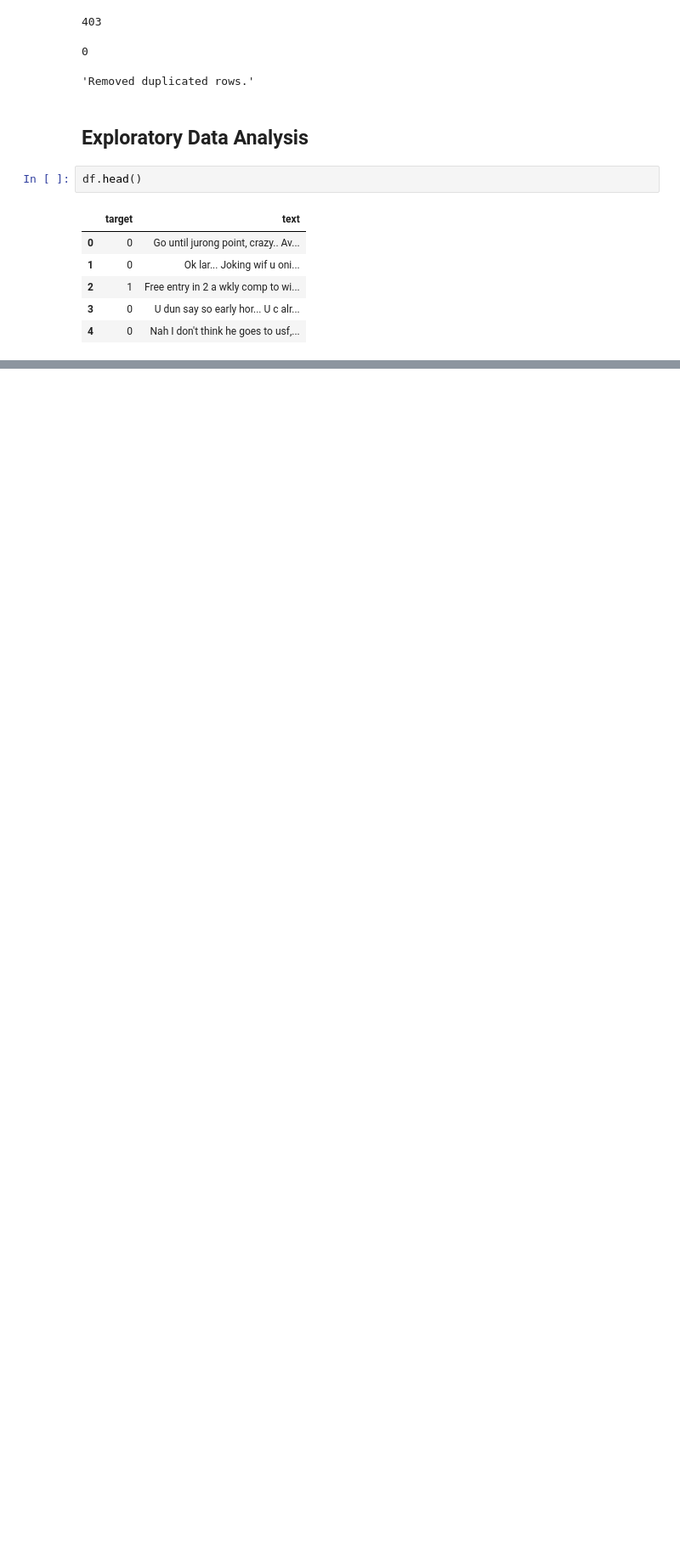
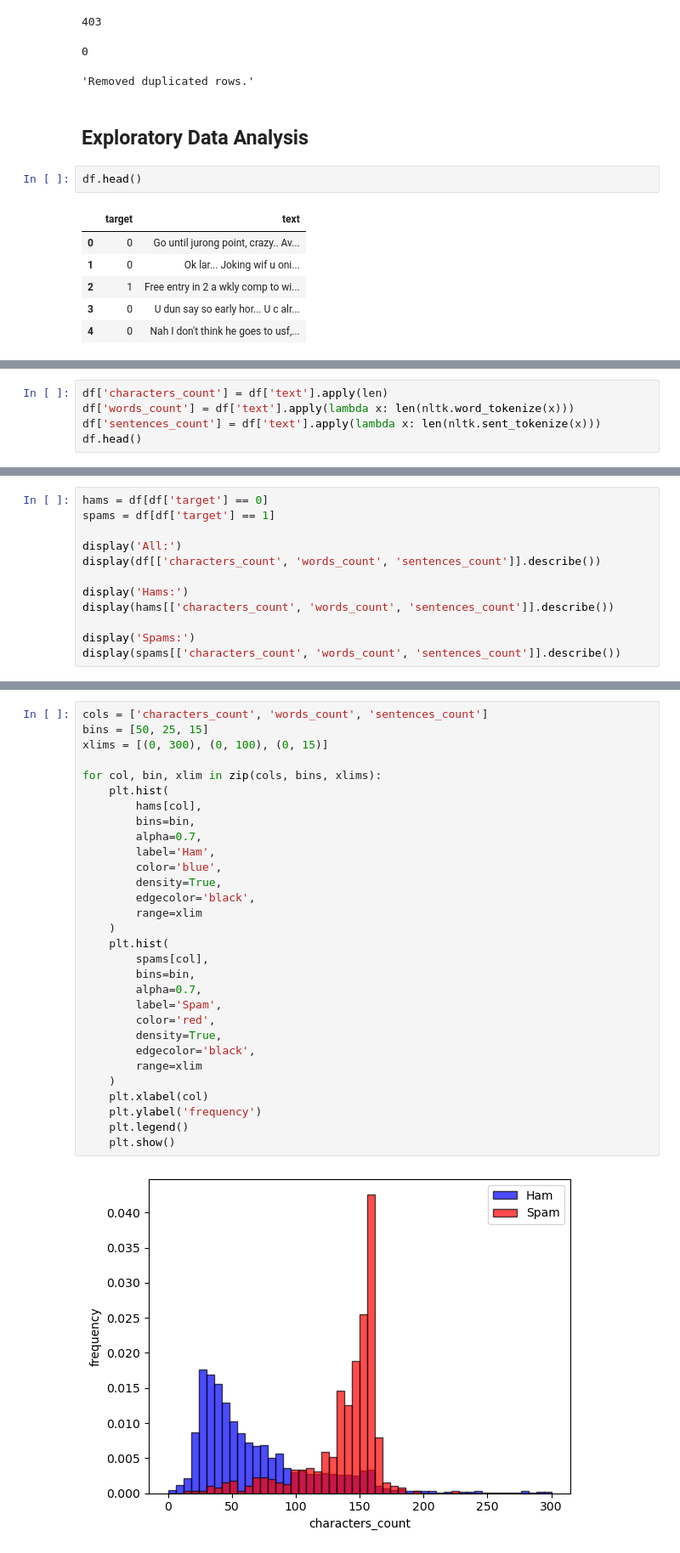
Before and after one commit to ushka1/spam-classifier, a Jupyter notebook: spam-classifier.ipynb, the cells around one changed output, grey strips where cells are left out. Shown at 85% size. Cells and saved outputs as stored; diff of their text form; blank space fills up the shorter version.

```diff
--- a/spam-classifier.ipynb
+++ b/spam-classifier.ipynb
@@ -118,0 +140,5 @@ plt.show()
+# %%
+df['characters_count'] = df['text'].apply(len)
+df['words_count'] = df['text'].apply(lambda x: len(nltk.word_tokenize(x)))
+df['sentences_count'] = df['text'].apply(lambda x: len(nltk.sent_tokenize(x)))
+df.head()
@@ -118,0 +152,12 @@ plt.show()
+# %%
+hams = df[df['target'] == 0]
+spams = df[df['target'] == 1]
+
+display('All:')
+display(df[['characters_count', 'words_count', 'sentences_count']].describe())
+
+display('Hams:')
+display(hams[['characters_count', 'words_count', 'sentences_count']].describe())
+
+display('Spams:')
+display(spams[['characters_count', 'words_count', 'sentences_count']].describe())
@@ -118,0 +195,32 @@ plt.show()
+# %%
+cols = ['characters_count', 'words_count', 'sentences_count']
+bins = [50, 25, 15]
+xlims = [(0, 300), (0, 100), (0, 15)]
+
+for col, bin, xlim in zip(cols, bins, xlims):
+    plt.hist(
+        hams[col],
+        bins=bin,
+        alpha=0.7,
+        label='Ham',
+        color='blue',
+        density=True,
+        edgecolor='black',
+        range=xlim
+    )
+    plt.hist(
+        spams[col],
+        bins=bin,
+        alpha=0.7,
+        label='Spam',
+        color='red',
+        density=True,
+        edgecolor='black',
+        range=xlim
+    )
+    plt.xlabel(col)
+    plt.ylabel('frequency')
+    plt.legend()
+    plt.show()
+# %% [output]
+[figure, added]
```
Also changed, not shown: parts of 10 cells of this notebook.
